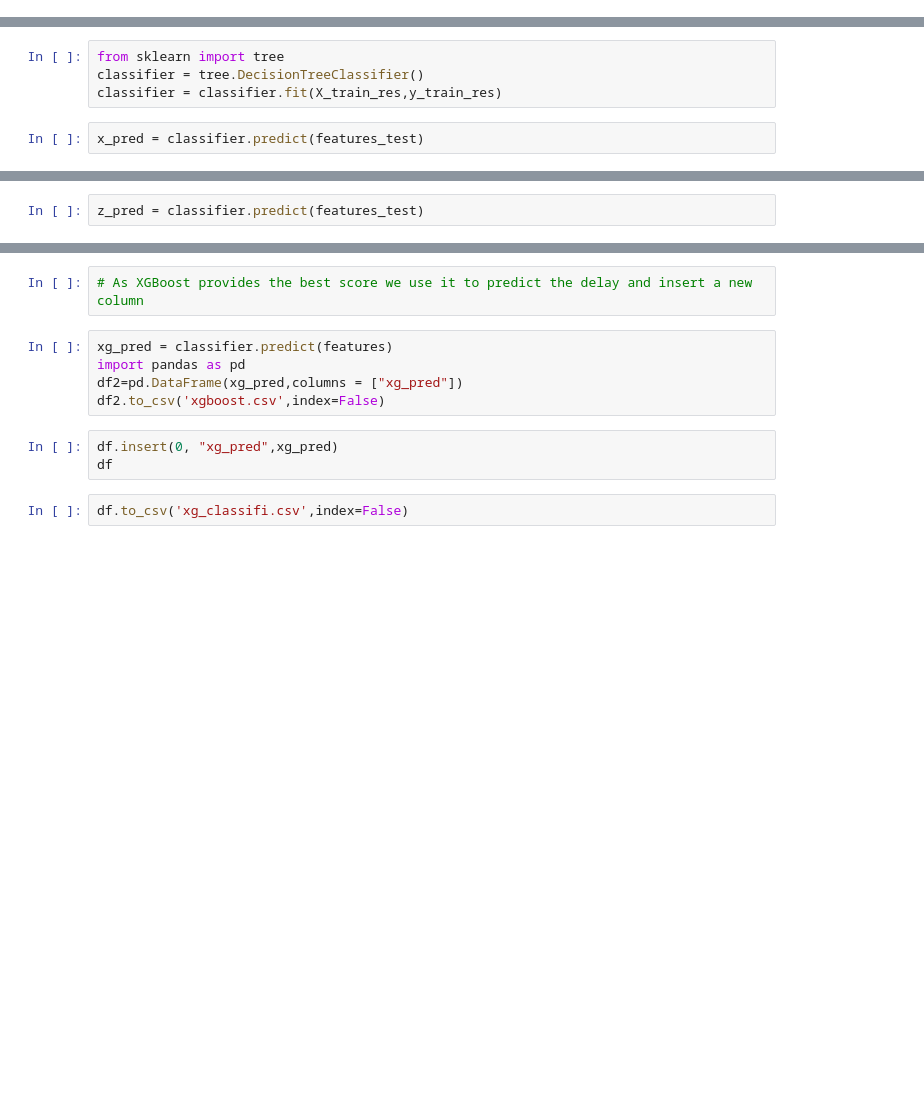
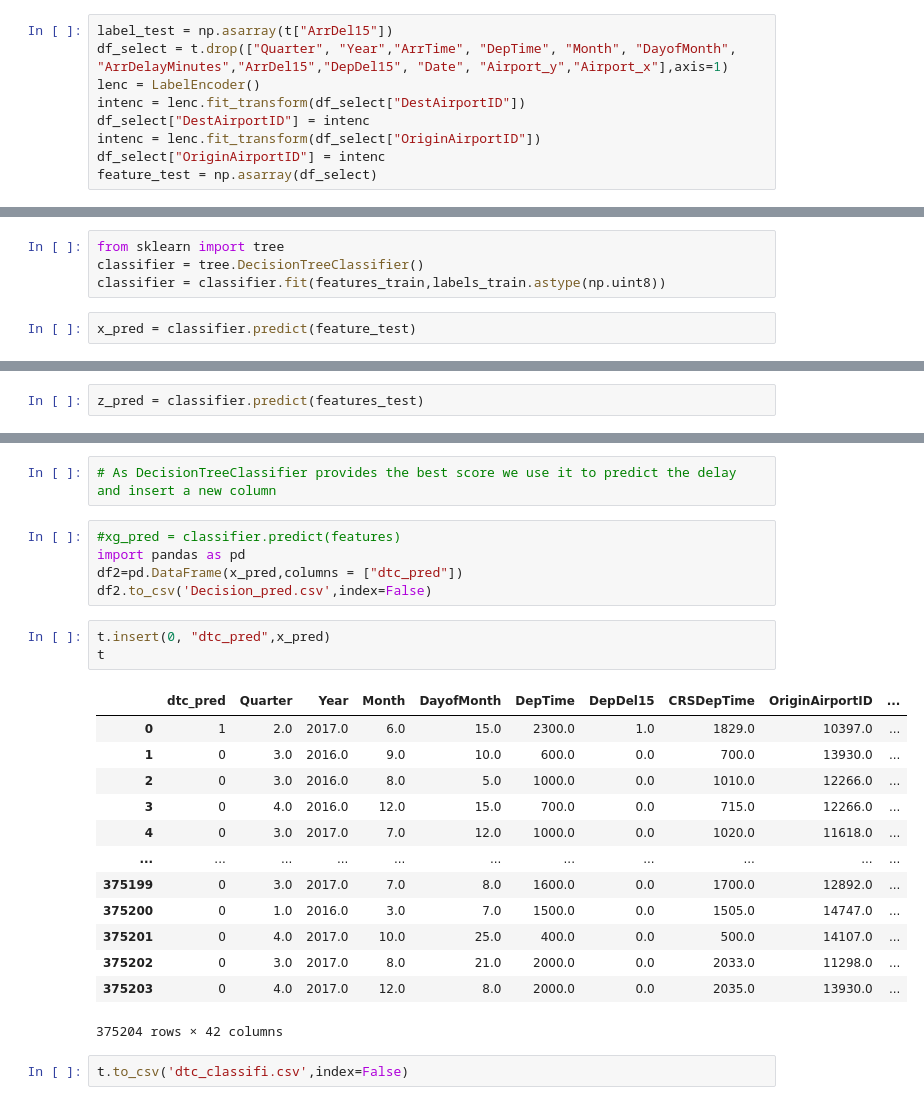
Before and after one commit to AMVamsi/Flight_Delay_Prediction, a Jupyter notebook: Classification.ipynb, the cells around one changed output, grey strips where cells are left out. Drawn from its saved outputs; the diff is of its cells as text; blank space fills up the shorter version.

```diff
--- a/Classification.ipynb
+++ b/Classification.ipynb
@@ -34,9 +62,18 @@ features_train, features_test, labels_train, labels_test = train_test_split(feat
+# %%
+label_test = np.asarray(t["ArrDel15"])
+df_select = t.drop(["Quarter", "Year","ArrTime", "DepTime", "Month", "DayofMonth", "ArrDelayMinutes","ArrDel15","DepDel15", "Date", "Airport_y","Airport_x"],axis=1)
+lenc = LabelEncoder()
+intenc = lenc.fit_transform(df_select["DestAirportID"])
+df_select["DestAirportID"] = intenc
+intenc = lenc.fit_transform(df_select["OriginAirportID"])
+df_select["OriginAirportID"] = intenc
+feature_test = np.asarray(df_select)
 # %% [markdown]
 # Decision Tree Classifier
 # %%
 from sklearn import tree
 classifier = tree.DecisionTreeClassifier()
-classifier = classifier.fit(X_train_res,y_train_res)
+classifier = classifier.fit(features_train,labels_train.astype(np.uint8))
 # %%
-x_pred = classifier.predict(features_test)
+x_pred = classifier.predict(feature_test)
 # %%
@@ -64,14 +140,28 @@ print(classification_report(labels_test.astype(np.uint8),z_pred))
 # %%
-# As XGBoost provides the best score we use it to predict the delay and insert a new column
+# As DecisionTreeClassifier provides the best score we use it to predict the delay and insert a new column
 # %%
-xg_pred = classifier.predict(features)
+#xg_pred = classifier.predict(features)
 import pandas as pd
-df2=pd.DataFrame(xg_pred,columns = ["xg_pred"])
-df2.to_csv('xgboost.csv',index=False)
+df2=pd.DataFrame(x_pred,columns = ["dtc_pred"])
+df2.to_csv('Decision_pred.csv',index=False)
-# %%
-df.insert(0, "xg_pred",xg_pred)
-df
+# %%
+t.insert(0, "dtc_pred",x_pred)
+t
+# %% [output]
+|  | dtc_pred | Quarter | Year | Month | DayofMonth | DepTime | DepDel15 | CRSDepTime | OriginAirportID | ... |
+| 0 | 1 | 2.0 | 2017.0 | 6.0 | 15.0 | 2300.0 | 1.0 | 1829.0 | 10397.0 | ... |
+| 1 | 0 | 3.0 | 2016.0 | 9.0 | 10.0 | 600.0 | 0.0 | 700.0 | 13930.0 | ... |
+| 2 | 0 | 3.0 | 2016.0 | 8.0 | 5.0 | 1000.0 | 0.0 | 1010.0 | 12266.0 | ... |
+| 3 | 0 | 4.0 | 2016.0 | 12.0 | 15.0 | 700.0 | 0.0 | 715.0 | 12266.0 | ... |
+| 4 | 0 | 3.0 | 2017.0 | 7.0 | 12.0 | 1000.0 | 0.0 | 1020.0 | 11618.0 | ... |
+| ... | ... | ... | ... | ... | ... | ... | ... | ... | ... | ... |
+| 375199 | 0 | 3.0 | 2017.0 | 7.0 | 8.0 | 1600.0 | 0.0 | 1700.0 | 12892.0 | ... |
+| 375200 | 0 | 1.0 | 2016.0 | 3.0 | 7.0 | 1500.0 | 0.0 | 1505.0 | 14747.0 | ... |
+| 375201 | 0 | 4.0 | 2017.0 | 10.0 | 25.0 | 400.0 | 0.0 | 500.0 | 14107.0 | ... |
+| 375202 | 0 | 3.0 | 2017.0 | 8.0 | 21.0 | 2000.0 | 0.0 | 2033.0 | 11298.0 | ... |
+| 375203 | 0 | 4.0 | 2017.0 | 12.0 | 8.0 | 2000.0 | 0.0 | 2035.0 | 13930.0 | ... |
+375204 rows × 42 columns
 # %%
-df.to_csv('xg_classifi.csv',index=False)
+t.to_csv('dtc_classifi.csv',index=False)
 # %%
 d=pd.DataFrame()
```
Also changed, not shown: parts of 12 cells of this notebook.
